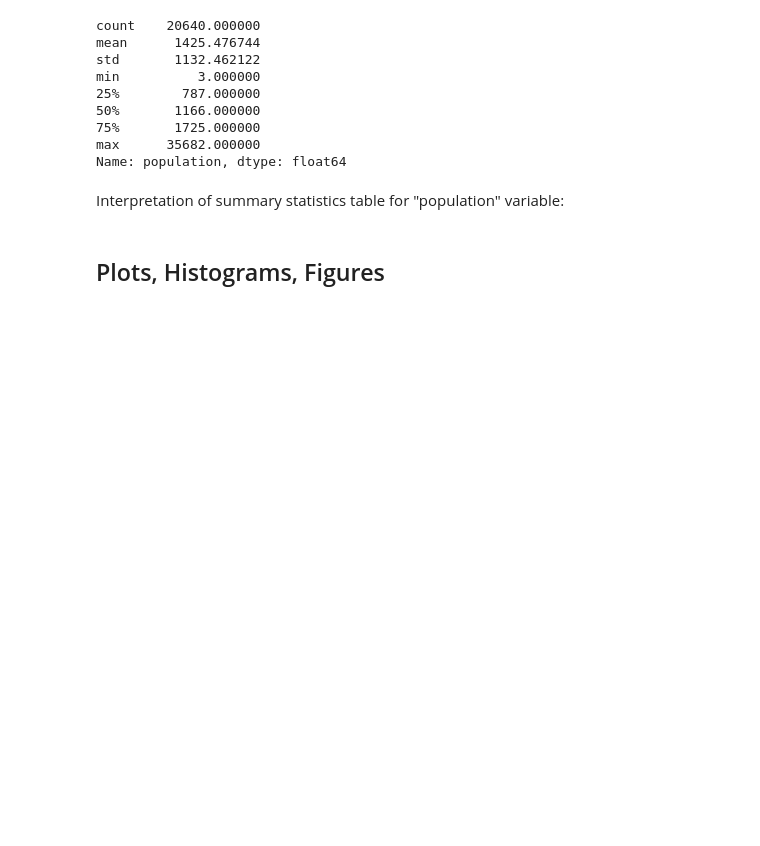
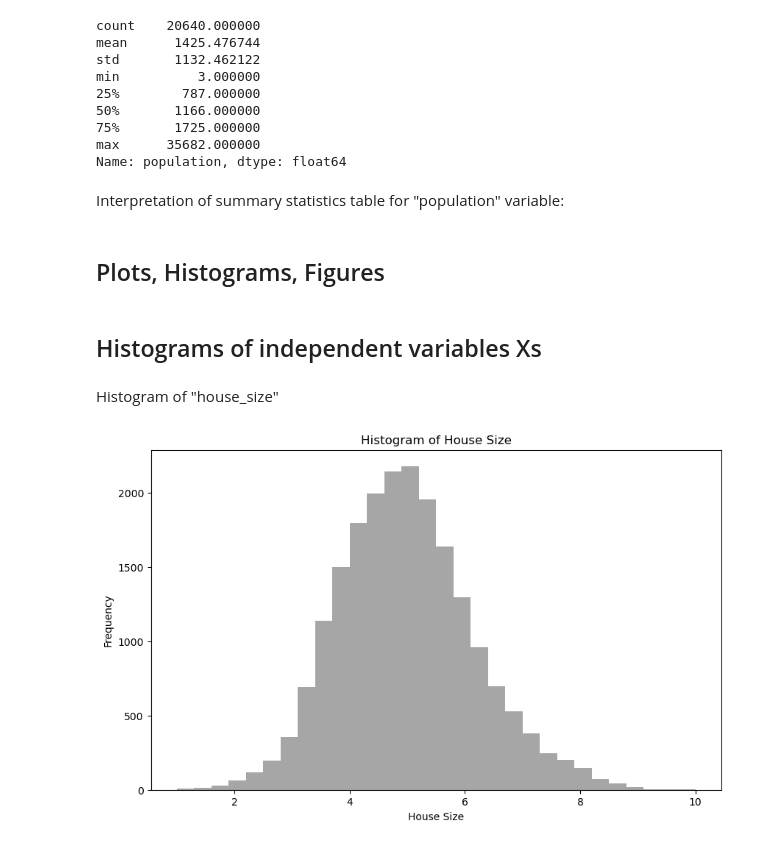
Before and after one commit to ECO225-W2024/project-one-code-baiyunxin, a Jupyter notebook: Project 1.ipynb, the cells around one changed output. Saved outputs shown, nothing was run; the diff lists cells and outputs as text; code cells hidden in the pictures; blank space fills up the shorter version.

Commit message:
This version finishes basic histograms and plots of selected X variables

```diff
--- a/Project 1.ipynb
+++ b/Project 1.ipynb
@@ -169,3 +180,16 @@ Name: population, dtype: float64
 Interpretation of summary statistics table for "population" variable:
 # %% [markdown]
 ## Plots, Histograms, Figures
+# %% [markdown]
+## Histograms of independent variables Xs
+# %% [markdown]
+Histogram of "house_size"
+# %%
+plt.figure(figsize=(10, 6))
+plt.hist(housing_data['house_size'], bins=30, alpha=0.7, color='grey')
+plt.title('Histogram of House Size')
+plt.xlabel('House Size')
+plt.ylabel('Frequency')
+plt.show()
+# %% [output]
+[figure, added]
```
Also changed, not shown: parts of 14 cells of this notebook.
